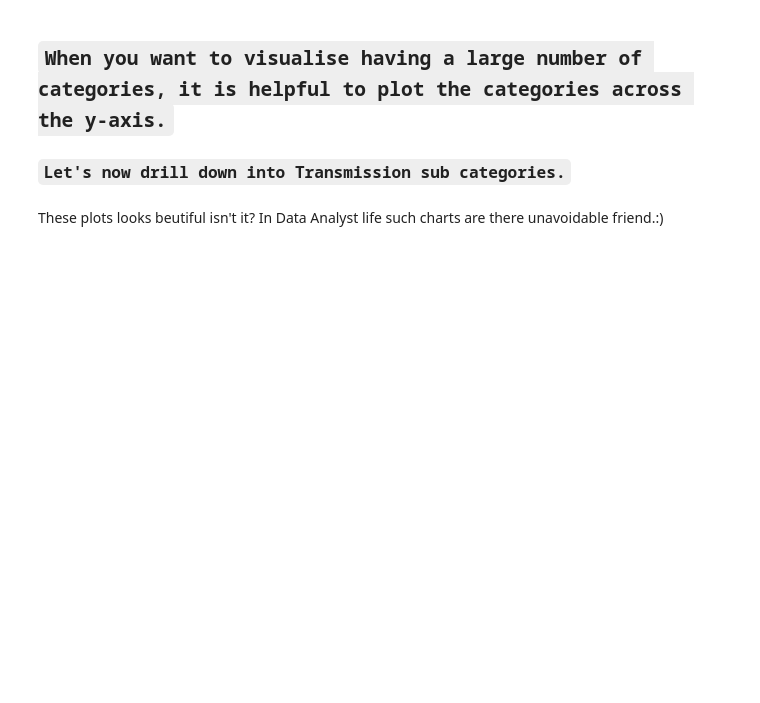
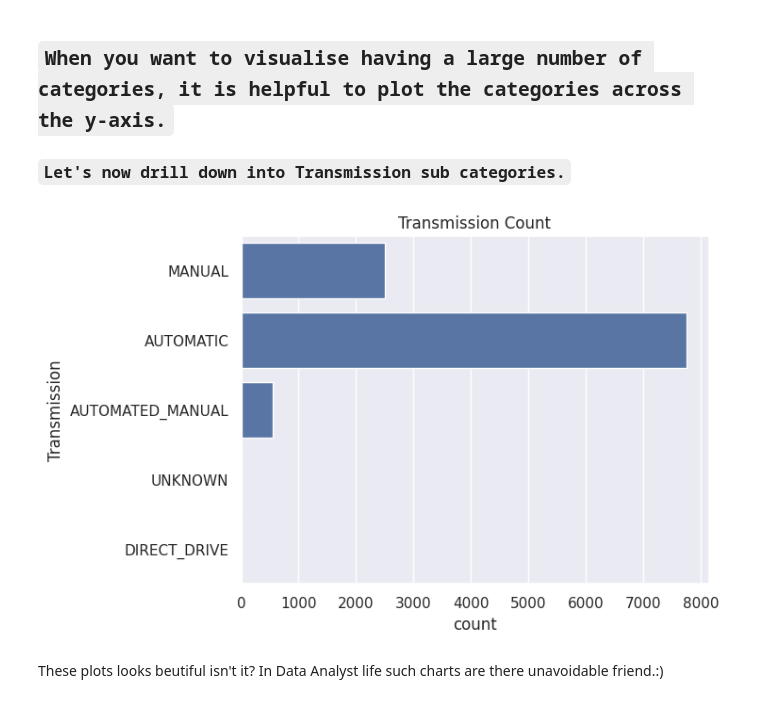
Before and after one commit to Alekhya-Popuri7/Unified-Mentor, a Jupyter notebook: EDA_Assignment_Day_14.ipynb, the cells around one changed output. Cells and saved outputs as stored; diff of their text form; code cells hidden in the pictures; blank space fills up the shorter version.

```diff
--- a/EDA_Assignment_Day_14.ipynb
+++ b/EDA_Assignment_Day_14.ipynb
@@ -450,6 +472,11 @@ Also, barplot computes and shows the confidence interval of the mean as well.
 ### `Let's now drill down into Transmission sub categories.`
 # %%
 # Plotting categorical variable Transmission across the y-axis
+sns.countplot(y='Transmission',data=df)
+plt.title("Transmission Count")
+plt.show()
+# %% [output]
+[figure, added]
 # %% [markdown]
 These plots looks beutiful isn't it? In Data Analyst life such charts are there unavoidable friend.:)
 # %% [markdown]
```
Also changed, not shown: parts of 7 cells of this notebook.
